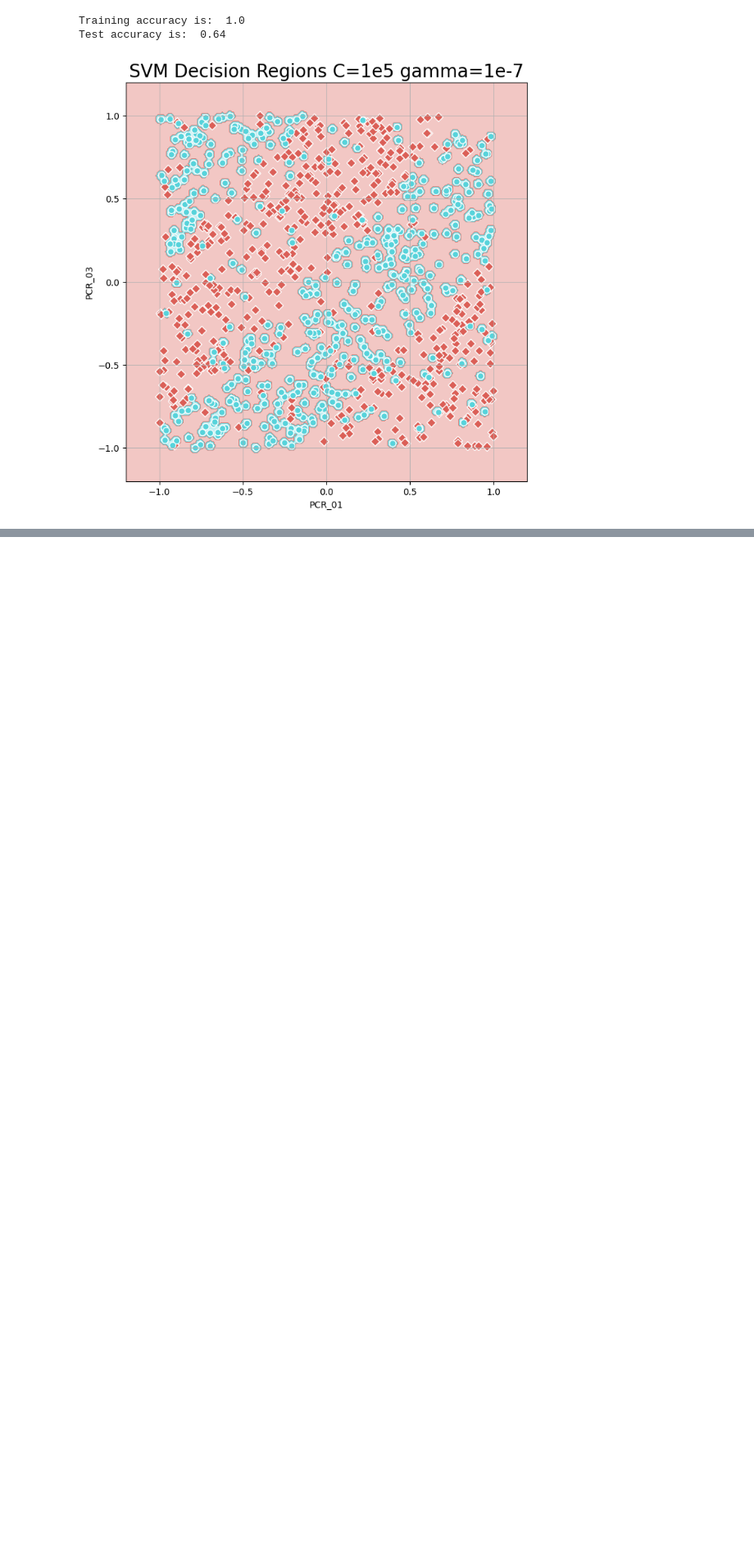
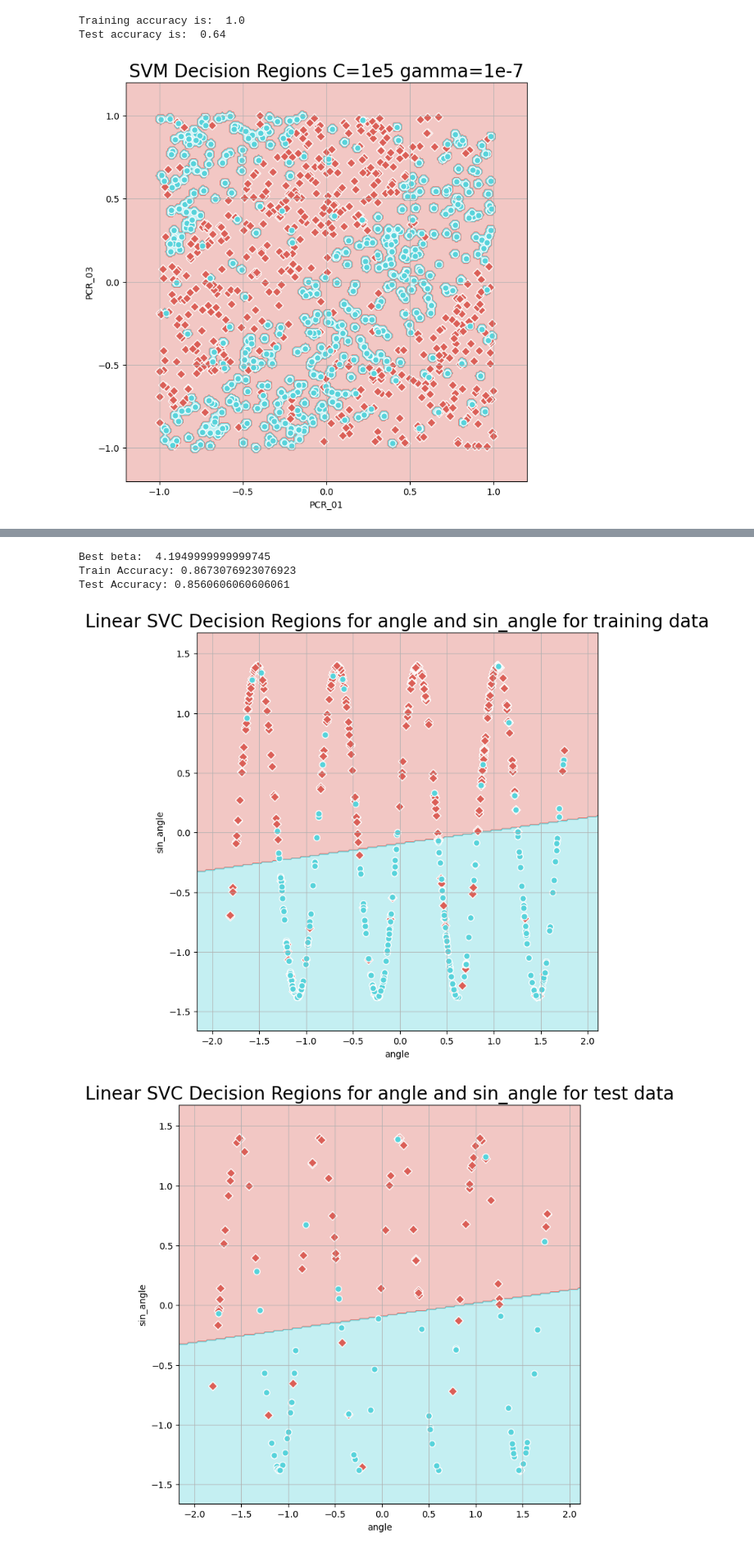
Before and after one commit to YonatanRozen/IML_MAJOR2, a Jupyter notebook: Major_HW2.ipynb, the cells around one changed output, grey strips where cells are left out. Shown at 82% size. Drawn from its saved outputs; the diff is of its cells as text; code cells hidden in the pictures; blank space fills up the shorter version.

```diff
--- a/Major_HW2.ipynb
+++ b/Major_HW2.ipynb
@@ -619,0 +533,61 @@ Test accuracy is:  0.64
+# %%
+from sklearn.svm import LinearSVC
+from sklearn.model_selection import cross_validate
+
+# Save statistics in lists
+validation_scores = []
+training_scores = []
+beta_values = np.arange(3, 5, 0.005).tolist()
+
+# Iterate over different values of beta
+for beta in beta_values:
+    temp_data_train_copy = temp_data_train.copy()
+    temp_data_train_copy['sin_angle'] = np.sin(beta*temp_data_train_copy['angle'])
+    scaler = StandardScaler()
+    X_train = scaler.fit_transform(temp_data_train_copy[['angle', 'sin_angle']])
+    model = LinearSVC(dual='auto')
+    cv_results = cross_validate(model, X_train, temp_data_train_copy['risk'], cv=5, return_train_score=True)
+
+    # Save mean scores
+    validation_scores.append(cv_results['test_score'].mean())
+    training_scores.append(cv_results['train_score'].mean())
+
+best_beta = beta_values[np.argmax(validation_scores)]
+print("Best beta: ", best_beta)
+temp_data_train['sin_angle'] = np.sin(best_beta*temp_data_train['angle'])
+# Normalize the mapped features
+scaler = StandardScaler()
+X_train = scaler.fit_transform(temp_data_train[['angle', 'sin_angle']])
+
+# Train LinearSVC model on the updated mapping
+model = LinearSVC(dual='auto')
+model.fit(X_train, temp_data_train['risk'])
+
+# Calculate training accuracy
+train_acc = model.score(X_train, temp_data_train['risk'])
+
+# Apply the same mapping and normalization to the test data
+temp_data_test['sin_angle'] = np.sin(best_beta * temp_data_test['angle'])
+X_test = scaler.transform(temp_data_test[['angle', 'sin_angle']])
+
+# Calculate test accuracy
+test_acc = model.score(X_test, temp_data_test['risk'])
+
+print("Train Accuracy:", train_acc)
+print("Test Accuracy:", test_acc)
+
+# Plot the decision regions for train data
+visualize_clf(clf=model, X=X_train, Y=temp_data_train['risk'],
+               title='Linear SVC Decision Regions for angle and sin_angle for training data',
+              xlabel='angle', ylabel='sin_angle')
+
+# Plot the decision regions for test data
+visualize_clf(clf=model, X=X_test, Y=temp_data_test['risk'],
+               title='Linear SVC Decision Regions for angle and sin_angle for test data',
+              xlabel='angle', ylabel='sin_angle')
+# %% [output]
+Best beta:  4.1949999999999745
+Train Accuracy: 0.8673076923076923
+Test Accuracy: 0.8560606060606061
+[figure, added]
+[figure, added]
```
Also changed, not shown: parts of 13 cells of this notebook, 2 other files.
